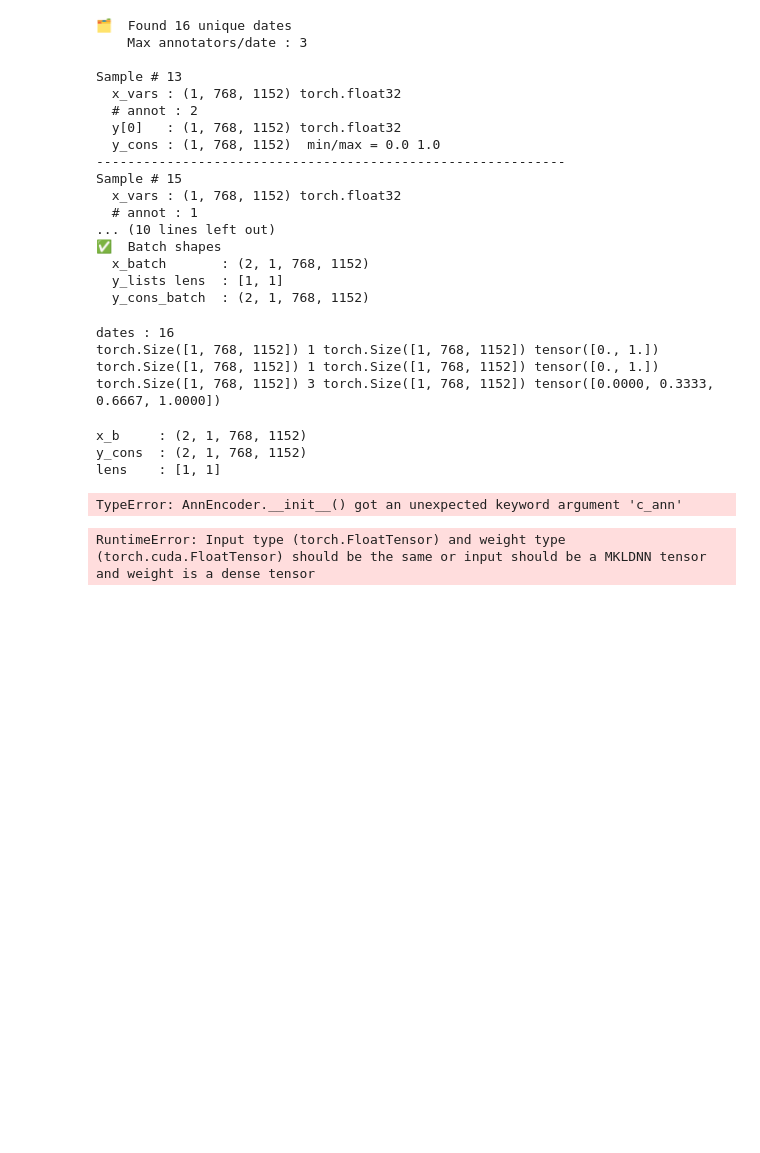
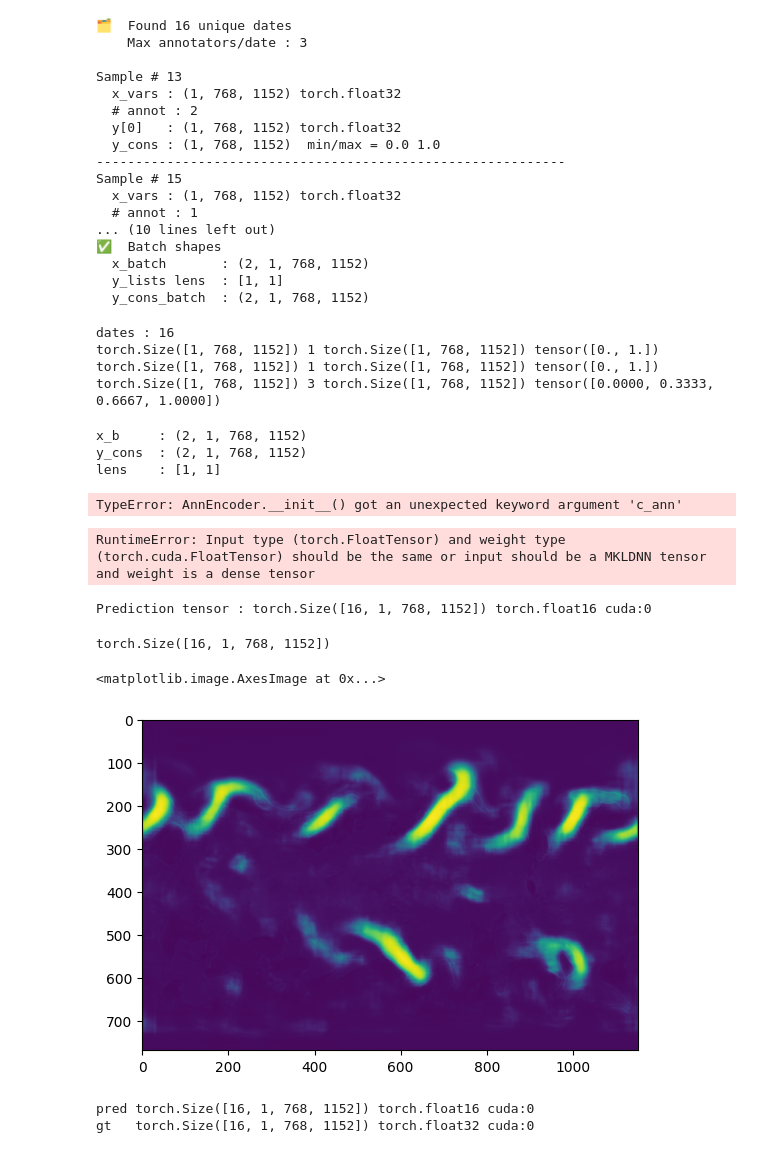
Before and after one commit to souvik-bag/AR_detection, a Jupyter notebook: u-net/Unet_check.ipynb, the cells around one changed output. Cells and saved outputs as stored; diff of their text form; code cells hidden in the pictures; blank space fills up the shorter version.

```diff
--- a/u-net/Unet_check.ipynb
+++ b/u-net/Unet_check.ipynb
@@ -1028,0 +1031,46 @@ RuntimeError: Input type (torch.FloatTensor) and weight type (torch.cuda.FloatTe
+# %%
+import torch
+from torch.utils.data import DataLoader
+from pathlib import Path
+
+# ────────────────────────────────────────────────────────────────
+# 1.  set paths
+ckpt_path = "/home/sbk29/data/github_AR/AR_detection/u-net/runs/arseg/segnet_final.pt"           # ← where you saved it
+data_dir  = "/home/sbk29/data/AR/test"       # ← folder with .nc test files
+device    = "cuda" if torch.cuda.is_available() else "cpu"
+
+# ────────────────────────────────────────────────────────────────
+# 2.  dataset & loader  (same as training, TMQ only)
+test_ds = ARMultiAnnDataset(data_dir, ["TMQ"])          # returns x_vars, y_list, _
+def collate_pred(batch):                                # no need for masks/cons
+    xs, _, _ = zip(*batch)
+    return torch.stack(xs)
+test_dl = DataLoader(test_ds, batch_size=4, shuffle=False,
+                     collate_fn=collate_pred, pin_memory=(device=="cuda"))
+
+# ────────────────────────────────────────────────────────────────
+# 3.  recreate SegNet and load weights
+seg = SegNet().to(device).eval()
+seg.load_state_dict(torch.load(ckpt_path, map_location=device))
+
+# ────────────────────────────────────────────────────────────────
+# 4.  forward pass – collect all probabilities
+preds = []
+with torch.no_grad(), torch.amp.autocast(device_type=device, dtype=torch.float16):
+    for x_vars in test_dl:                               # x_vars: [B,1,H,W]
+        pr = torch.sigmoid(seg(x_vars.to(device)))       # (B,1,H,W) fp16
+        preds.append(pr)
+
+PRED = torch.cat(preds, dim=0)                           # [N,1,H,W] on GPU
+print("Prediction tensor :", PRED.shape, PRED.dtype, PRED.device)
+# %% [output]
+Prediction tensor : torch.Size([16, 1, 768, 1152]) torch.float16 cuda:0
+# %%
+PRED.shape
+# %% [output]
+torch.Size([16, 1, 768, 1152])
+# %%
+plt.imshow(PRED[1,0,:,:].cpu())
+# %% [output]
+<matplotlib.image.AxesImage at 0x...>
+[figure, added]
@@ -1028,0 +1113,13 @@ RuntimeError: Input type (torch.FloatTensor) and weight type (torch.cuda.FloatTe
+# %%
+pred, gt = predict_with_gt(
+    ckpt_path = "/home/sbk29/data/github_AR/AR_detection/u-net/runs/arseg/segnet_final.pt"  ,
+    data_dir  = "/home/sbk29/data/AR/test",
+    batch_size= 4,
+    device    = "cuda"
+)
+
+print("pred", pred.shape, pred.dtype, pred.device)
+print("gt  ", gt.shape,   gt.dtype,   gt.device)
+# %% [output]
+pred torch.Size([16, 1, 768, 1152]) torch.float16 cuda:0
+gt   torch.Size([16, 1, 768, 1152]) torch.float32 cuda:0
```
Also changed, not shown: parts of 5 cells of this notebook, 27 other files.
